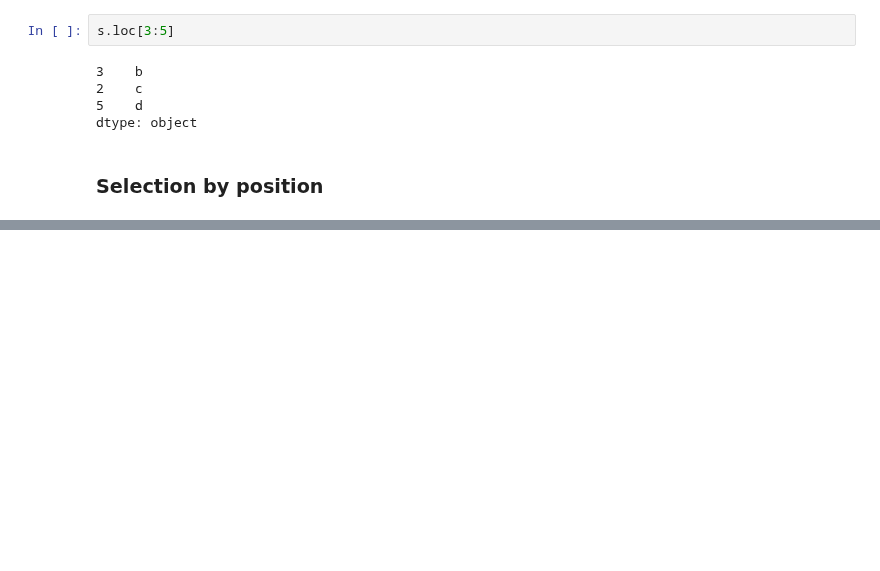
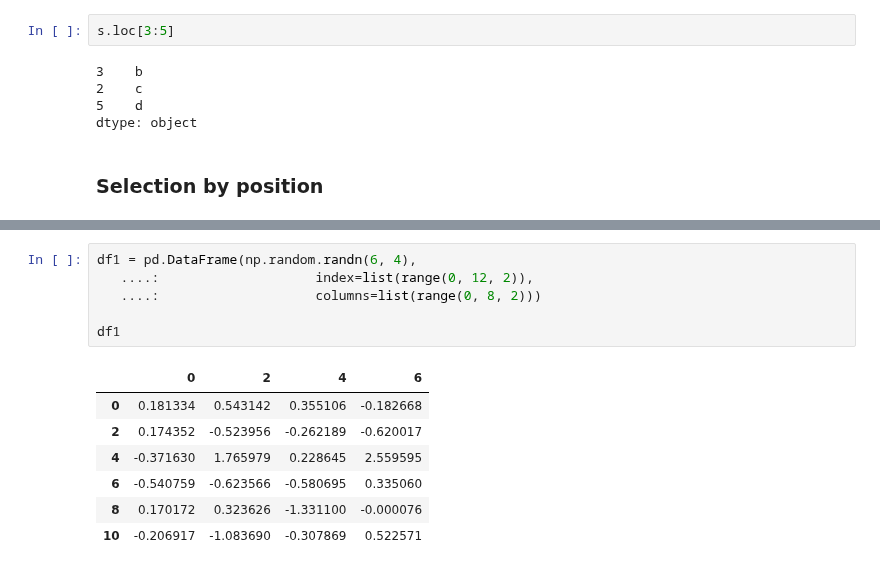
Before and after one commit to onlyabhilash/Feature-Engg, a Jupyter notebook: Pandas/pandas-indexingAndSelectingData.ipynb, the cells around one changed output, grey strips where cells are left out. Cells and saved outputs as stored; diff of their text form; blank space fills up the shorter version.

```diff
--- a/Pandas/pandas-indexingAndSelectingData.ipynb
+++ b/Pandas/pandas-indexingAndSelectingData.ipynb
@@ -431,0 +463,14 @@ dtype: object
+# %%
+df1 = pd.DataFrame(np.random.randn(6, 4),
+   ....:                    index=list(range(0, 12, 2)),
+   ....:                    columns=list(range(0, 8, 2)))
+
+df1
+# %% [output]
+|  | 0 | 2 | 4 | 6 |
+| 0 | 0.181334 | 0.543142 | 0.355106 | -0.182668 |
+| 2 | 0.174352 | -0.523956 | -0.262189 | -0.620017 |
+| 4 | -0.371630 | 1.765979 | 0.228645 | 2.559595 |
+| 6 | -0.540759 | -0.623566 | -0.580695 | 0.335060 |
+| 8 | 0.170172 | 0.323626 | -1.331100 | -0.000076 |
+| 10 | -0.206917 | -1.083690 | -0.307869 | 0.522571 |
```
Also changed, not shown: parts of 26 cells of this notebook.
